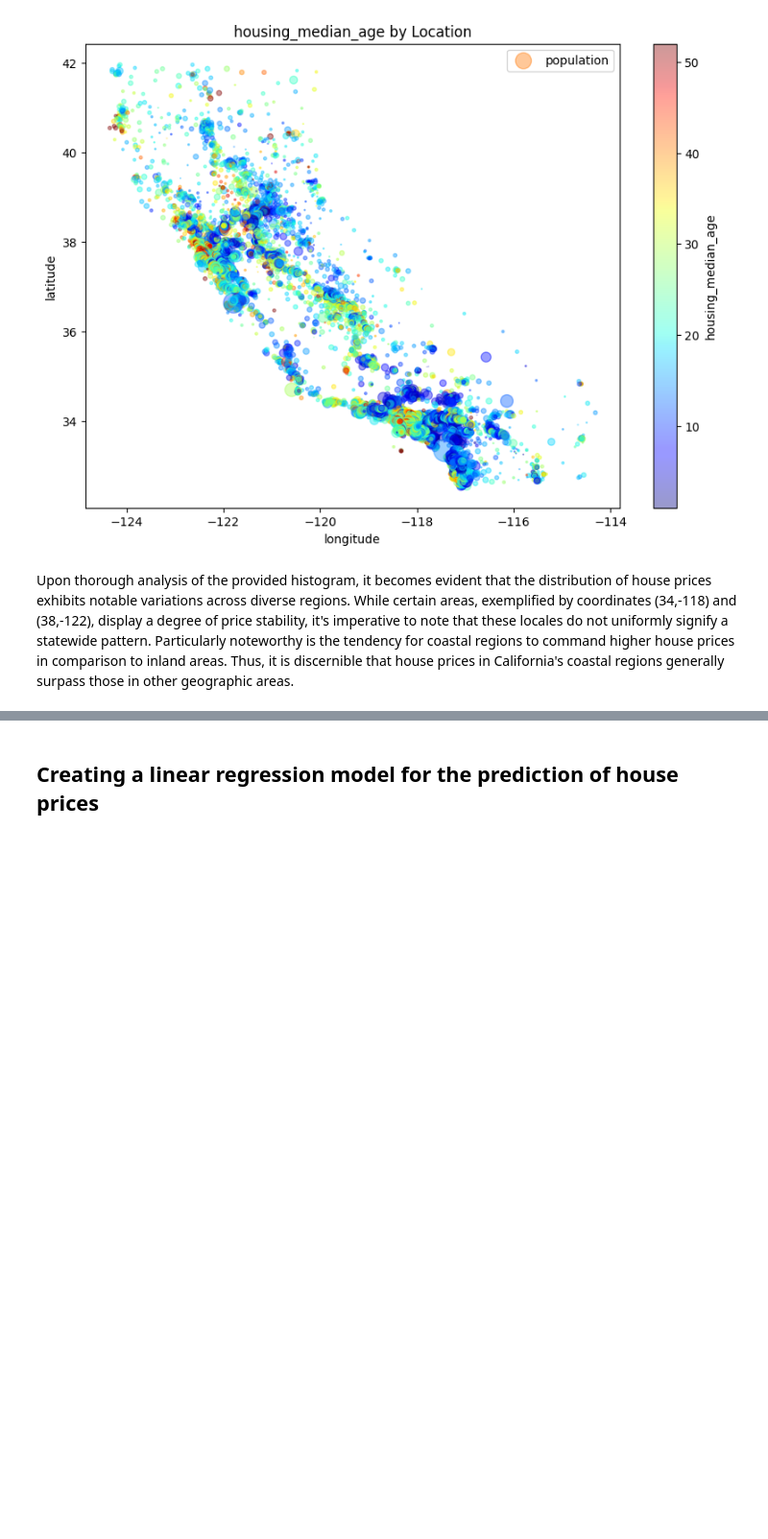
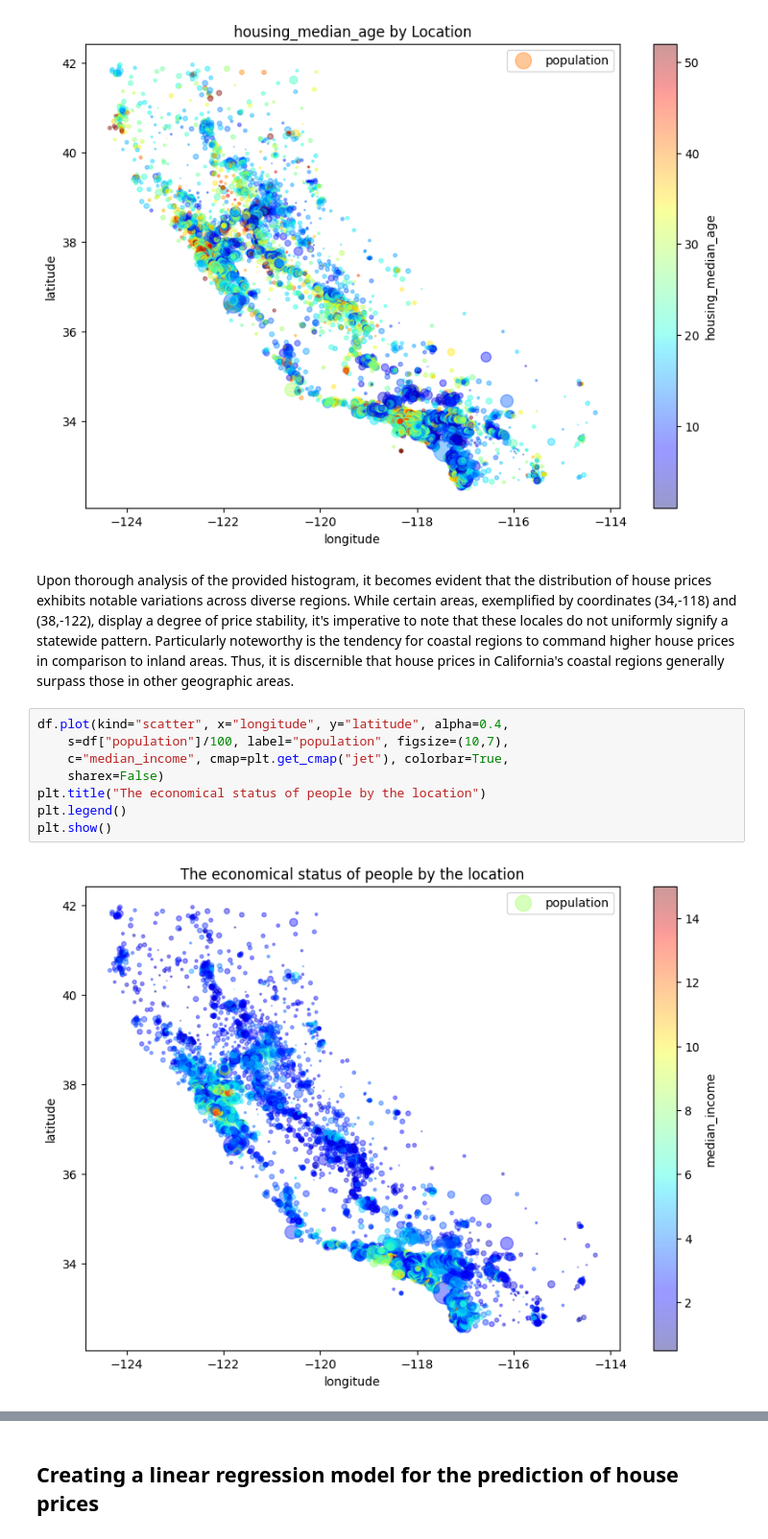
Before and after one commit to a-4anand/ML_Naived_LAb, a Jupyter notebook: lab01.ipynb, the cells around one changed output, grey strips where cells are left out. Shown at 96% size. Drawn from its saved outputs; the diff is of its cells as text; blank space fills up the shorter version.

```diff
--- a/lab01.ipynb
+++ b/lab01.ipynb
@@ -190,3 +205,13 @@ plt.show()
 [figure]
 # %% [markdown]
 Upon thorough analysis of the provided histogram, it becomes evident that the distribution of house prices exhibits notable variations across diverse regions. While certain areas, exemplified by coordinates (34,-118) and (38,-122), display a degree of price stability, it's imperative to note that these locales do not uniformly signify a statewide pattern. Particularly noteworthy is the tendency for coastal regions to command higher house prices in comparison to inland areas. Thus, it is discernible that house prices in California's coastal regions generally surpass those in other geographic areas.
+# %%
+df.plot(kind="scatter", x="longitude", y="latitude", alpha=0.4,
+    s=df["population"]/100, label="population", figsize=(10,7),
+    c="median_income", cmap=plt.get_cmap("jet"), colorbar=True,
+    sharex=False)
+plt.title("The economical status of people by the location")
+plt.legend()
+plt.show()
+# %% [output]
+[figure, added]
```
Also changed, not shown: parts of 11 cells of this notebook.
